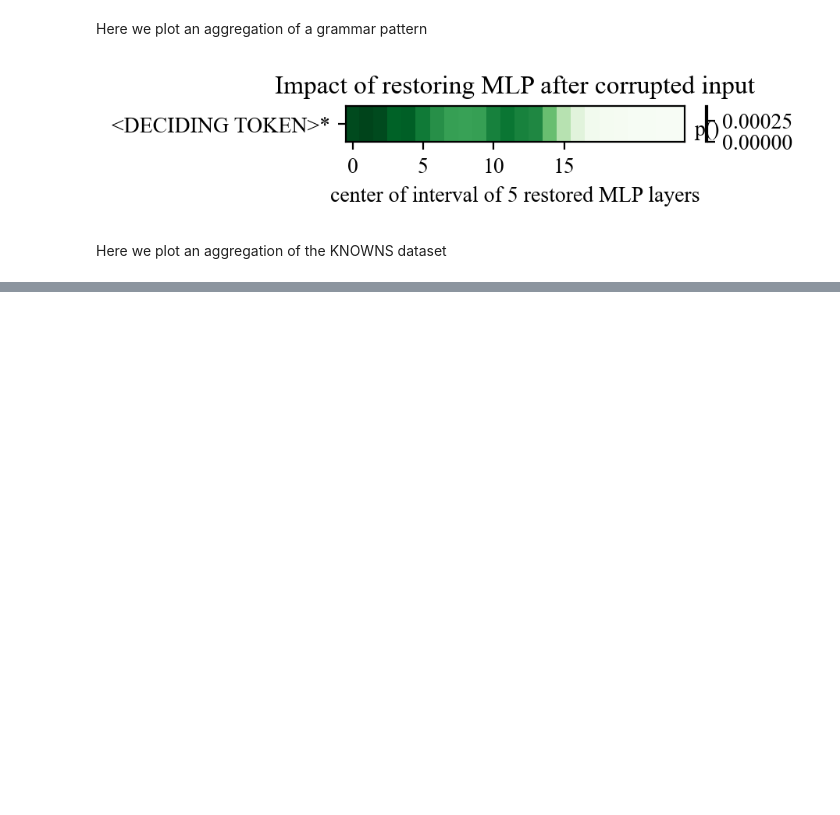
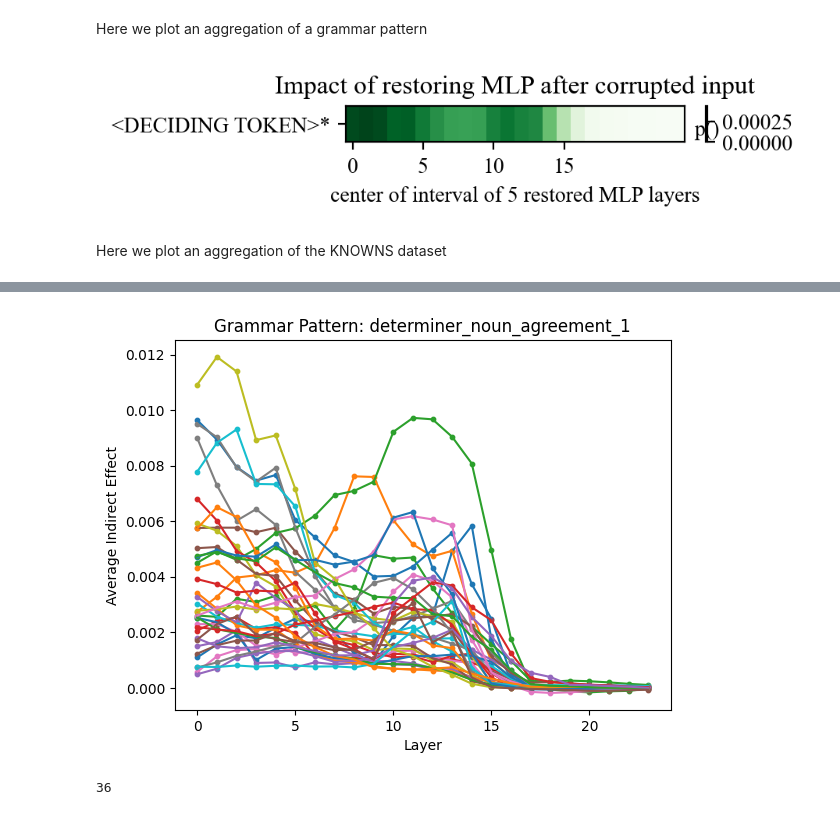
Before and after one commit to Andrwyl/Modified-Rome, a Jupyter notebook: notebooks/causal_trace.ipynb, the cells around one changed output, grey strips where cells are left out. Drawn from its saved outputs; the diff is of its cells as text; code cells hidden in the pictures; blank space fills up the shorter version.

```diff
--- a/notebooks/causal_trace.ipynb
+++ b/notebooks/causal_trace.ipynb
@@ -520,0 +607,7 @@ plot_trace_heatmap(to_plot, True, None, None)
+# %%
+grammar_file = torch.load('./data/determiner_noun_agreement_results.pt')
+
+plot_together(grammar_file, kind = "grammar")
+# %% [output]
+[figure, added]
+36
```
Also changed, not shown: parts of 15 cells of this notebook.
